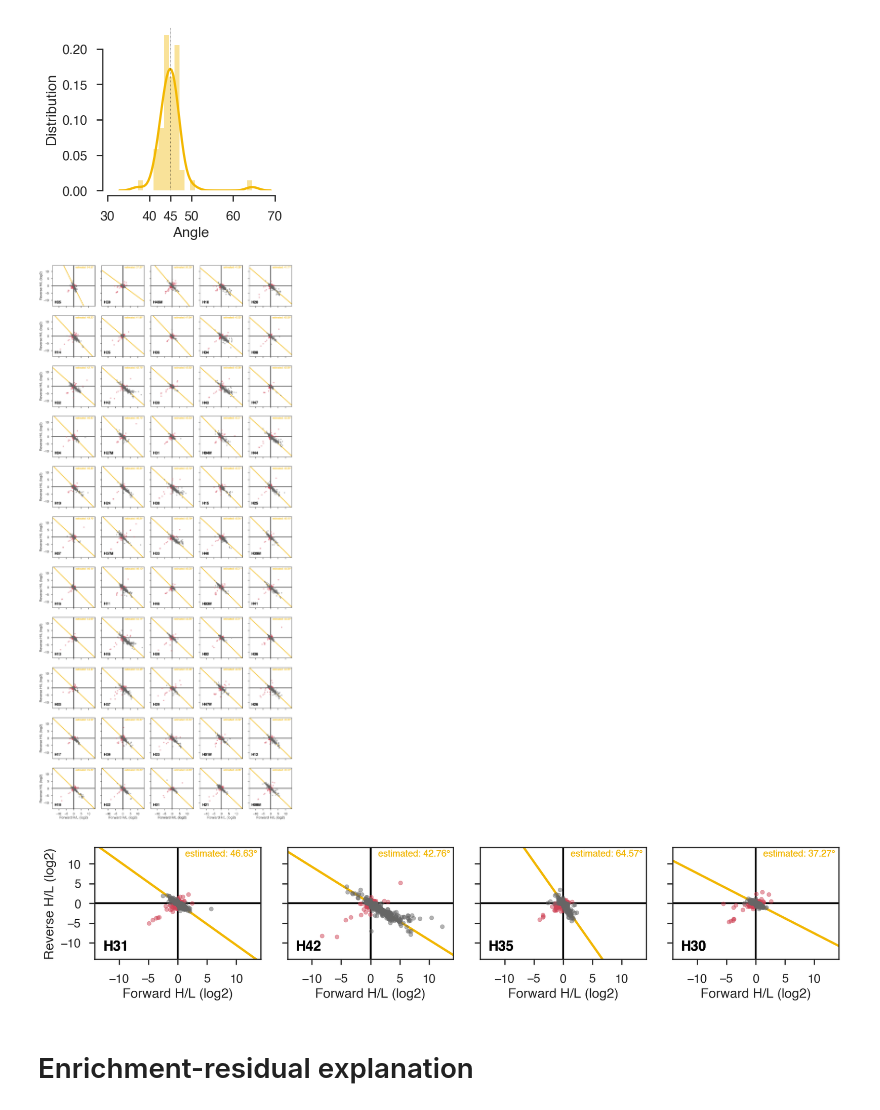
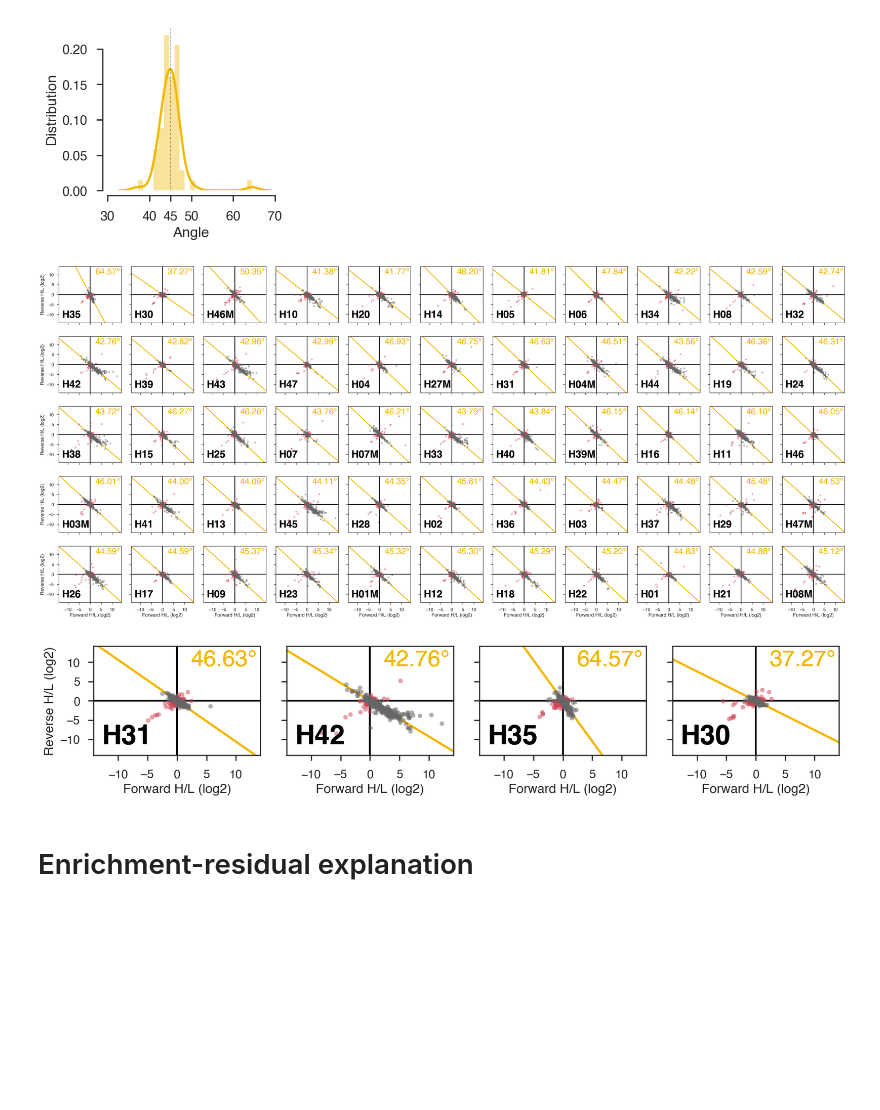
Before and after one commit to lukauskas/publications-lukauskas-2024-marcs, a Jupyter notebook: extra-figures-notebooks/preprocessing/Figure Preprocessing Workflow.ipynb, the cells around one changed output. Drawn from its saved outputs; the diff is of its cells as text; code cells hidden in the pictures; blank space fills up the shorter version.

Commit message:
fixed preprocessing plot a bit to have higher fonts. Updated pairwise ocmparison notebook to print FDR and FC values

```diff
--- a/extra-figures-notebooks/preprocessing/Figure Preprocessing Workflow.ipynb
+++ b/extra-figures-notebooks/preprocessing/Figure Preprocessing Workflow.ipynb
@@ -69,11 +69,11 @@ def zero_lines(ax=None, color='k', linewidth=.5, zorder=1, **kwargs):
 TITLE_FONT = FontProperties()
 TITLE_FONT.set_family('helvetica')
 TITLE_FONT.set_weight('bold')
-TITLE_FONT.set_size(15)
+TITLE_FONT.set_size(30)
 
 ANNOTATION_FONT = FontProperties()
 ANNOTATION_FONT.set_family('helvetica')
-ANNOTATION_FONT.set_size(10)
+ANNOTATION_FONT.set_size(25)
 
 def plot_title(pull_down_ids, ax=None, color=None, label=None, pos='bottom', **kwargs):
     if ax is None:
@@ -110,11 +110,17 @@ def plot_angle(angle, ax=None, color=None, label=None,
     if name is None:
         name = angle.name
 
+
     angle = np.unique(angle)
     assert len(angle) == 1
     angle = angle[0]
 
     angle_deg = math.degrees(angle)
+
+    if name != '':
+        text = f'{name}: {angle_deg:.2f}°'
+    else:
+        text = f'{angle_deg:.2f}°'
 
     x = np.cos(-angle) * length
     y = np.sin(-angle) * length
@@ -122,8 +128,8 @@ def plot_angle(angle, ax=None, color=None, label=None,
     ax.plot([-x, x], [-y, y], color=color, linestyle=linestyle, **kwargs)
 
     ax.text(0.98,
-            0.98 - 0.07 * annot_pos,
-            f'{name}: {angle_deg:.2f}°',
+            0.97 - 0.07 * annot_pos,
+            text,
             color=color,
             horizontalalignment='right',
             verticalalignment='top',
@@ -205,37 +211,38 @@ for mode, subset in [
     fgrid = sns.FacetGrid(data=_df, col='Pull-Down ID', hue='is_inlier',
                           palette={False: POINT_COLOR_HIGHLIGHT, True: POINT_COLOR},
                           col_order=subset,
-                          col_wrap=5)
+                          col_wrap=11)
     fgrid.map(plt.scatter, 'forward', 'reverse',
               alpha=.5,
               zorder=2, s=20, rasterized=True)
 
     for i, angle_col in enumerate(angles.columns):
-        fgrid.map(plot_angle, angle_col, color=palette[angle_col], linestyle='-', annot_pos=i, zorder=1)
+        fgrid.map(plot_angle, angle_col, name='',
+                  color=palette[angle_col], linestyle='-', annot_pos=i, zorder=1)
 
     fgrid.map(plot_title, 'Pull-Down ID')
 
     fgrid.set_xlabels('Forward H/L (log2)')
     fgrid.set_ylabels('Reverse H/L (log2)')
     fgrid.set_titles('')
 
     for i, ax in enumerate(fgrid.axes):
         for side in ['top', 'right', 'left', 'bottom']:
             ax.spines[side].set_visible(True)
 
         zero_lines(ax=ax, linewidth=2)
         ax.set_xlim(-limit, limit)
         ax.set_ylim(-limit, limit)
         ax.grid(False)
         ax.set_xticks([-10, -5, 0, 5, 10])
         ax.set_yticks([-10, -5, 0, 5, 10])
         ax.title.set_visible(False)
 
     fgrid.savefig(os.path.join(OUTPUT_DIRECTORY, f'diagonal-inferences-grid-{mode}.pdf'), dpi=DPI)
 #     plt.close()
 # %% [output]
-[figure, old version]
+[figure, new version]
-[figure, old version]
+[figure, new version]
 # %% [markdown]
 # Enrichment-residual explanation
 # %%
```
Also changed, not shown: parts of 6 cells of this notebook.
